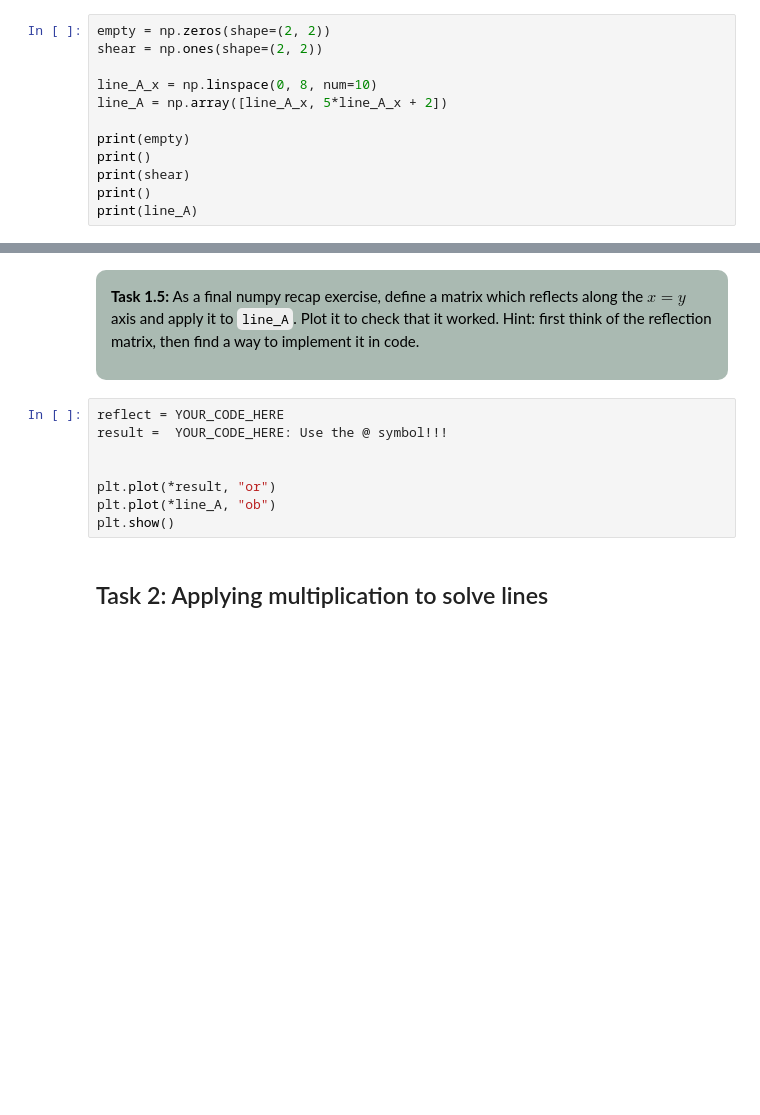
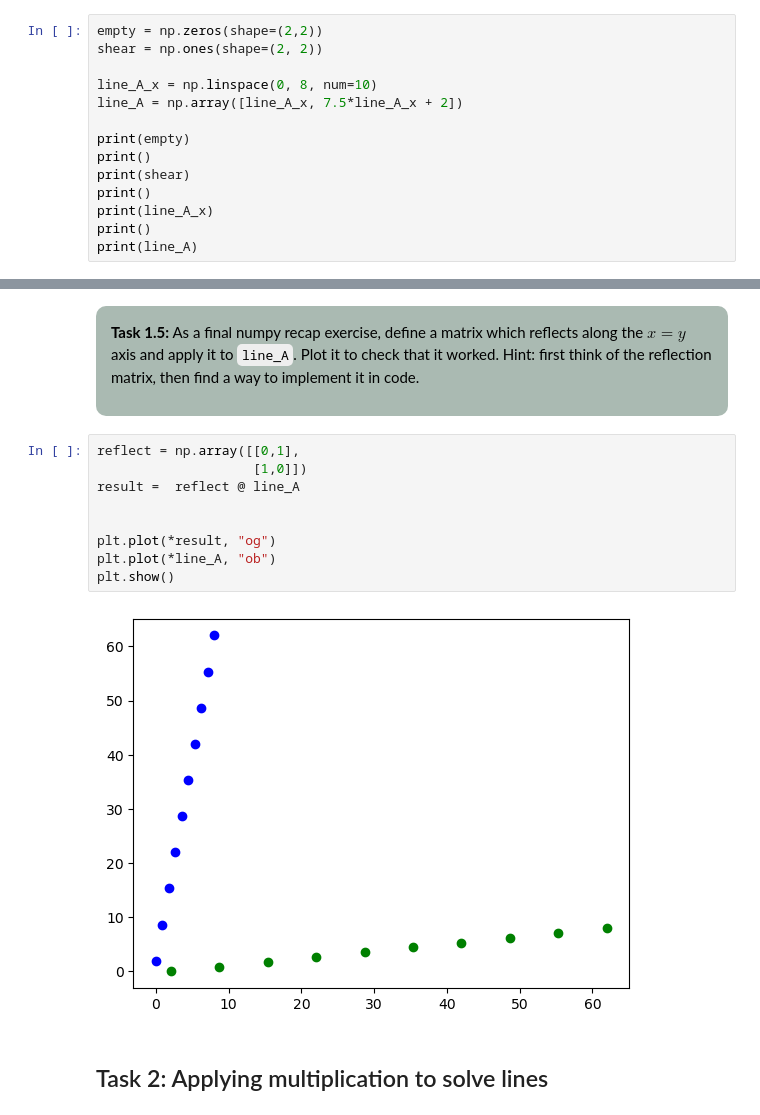
Before and after one commit to GeorgeNikolov/MUDE_PAs, a Jupyter notebook: Week_1_2/PA02_A_Random_Adventure.ipynb, the cells around one changed output, grey strips where cells are left out. Drawn from its saved outputs; the diff is of its cells as text; blank space fills up the shorter version.

```diff
--- a/Week_1_2/PA02_A_Random_Adventure.ipynb
+++ b/Week_1_2/PA02_A_Random_Adventure.ipynb
@@ -74,14 +104,16 @@ plt.show()
 # %% [markdown]
 Let's look at some more ways to make arrays. The most basic ones, but very useful as `np.ones` and `np.zeros`, `np.linspace`.
 # %%
-empty = np.zeros(shape=(2, 2))
+empty = np.zeros(shape=(2,2))
 shear = np.ones(shape=(2, 2))
 
 line_A_x = np.linspace(0, 8, num=10)
-line_A = np.array([line_A_x, 5*line_A_x + 2])
+line_A = np.array([line_A_x, 7.5*line_A_x + 2])
 
 print(empty)
 print()
 print(shear)
 print()
+print(line_A_x)
+print()
 print(line_A)
@@ -120,13 +172,16 @@ As a final numpy recap exercise, define a matrix which reflects along the $x=y$
 </p>
 </div>
 # %%
-reflect = YOUR_CODE_HERE
-result =  YOUR_CODE_HERE: Use the @ symbol!!!
+reflect = np.array([[0,1],
+                    [1,0]])
+result =  reflect @ line_A
 
 
-plt.plot(*result, "or")
+plt.plot(*result, "og")
 plt.plot(*line_A, "ob")
 plt.show()
+# %% [output]
+[figure, added]
 # %% [markdown]
 ## Task 2: Applying multiplication to solve lines
 # %% [markdown]
```
Also changed, not shown: parts of 14 cells of this notebook, 1 other file.
